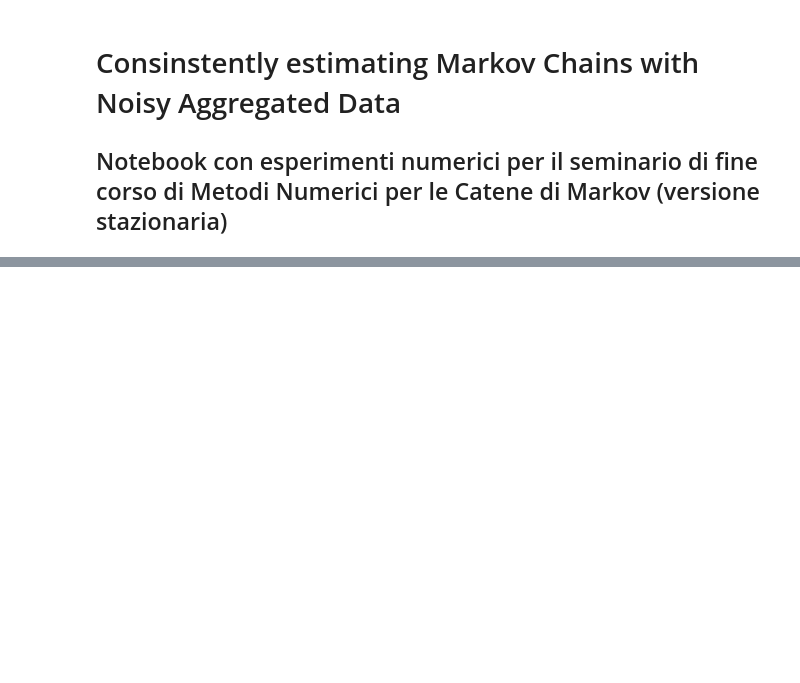
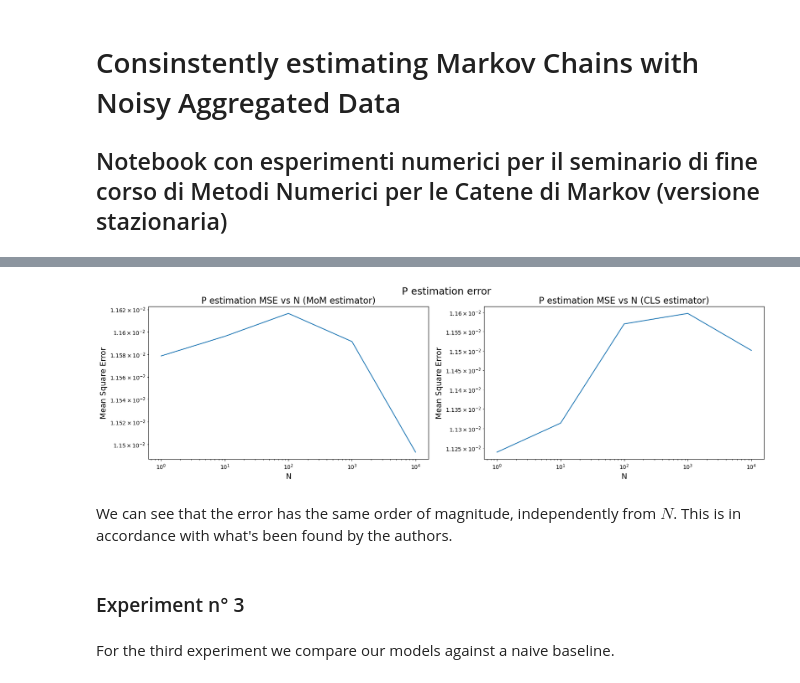
Before and after one commit to M4rinz/MNCM-project, a Jupyter notebook: Codice/MNCM_notebook_stationary.ipynb, the cells around one changed output, grey strips where cells are left out. Drawn from its saved outputs; the diff is of its cells as text; code cells hidden in the pictures; blank space fills up the shorter version.

```diff
--- a/Codice/MNCM_notebook_stationary.ipynb
+++ b/Codice/MNCM_notebook_stationary.ipynb
@@ -94,4 +8,0 @@ A = np.eye(S)
-# %%
-P_mom = P_mom_stationary(y_array=y_array, A=A, N=N)
-print(f'P_mom.shape = {P_mom.shape}')
-print(f'The 2-norm of the difference between P and P_mom is {np.linalg.norm(P-P_mom)}')
@@ -123,0 +312,25 @@ np.linalg.norm(P_CLS-P,'fro')/(S**")")
+# %%
+N_range = [10**k for k in range(0,5)]
+T = 10**5
+K = 20
+
+n_reps = 10
+# %%
+N_errors = []
+
+for N in tqdm(N_range):
+    dict_entry = {'N':N}
+
+    for rep in range(n_reps):
+        n_array, _, _ = create_observations(T=T,N=N,K=K,pi_0=pi_0,stationary=True)
+
+        P_mom = P_mom_stationary(y_array = n_array, A = np.eye(S), N=N)
+        P_cls = P_cls_stationary(y_array = n_array)
+
+        dict_entry[f'error_MoM_{rep}'] = error_computation(P_mom)
+        dict_entry[f'error_CLS_{rep}'] = error_computation(P_cls)
+
+    N_errors.append(dict_entry)
+# %%
+N_df = pd.DataFrame(N_errors)
+N_df.head()
@@ -123,0 +345,22 @@ np.linalg.norm(P_CLS-P,'fro')/(S**")")
+# %%
+fig, ax = plt.subplots(1,2, figsize=(20,5))
+
+for i, estimator in enumerate(['MoM', 'CLS']):
+    y = N_df[[f'error_{estimator}_{i}' for i in range(n_reps)]].mean(axis=1).dropna()
+    sns.lineplot(data=N_df, x='N', y=y, ax=ax[i])
+    ax[i].set_xscale('log')
+    ax[i].set_yscale('log')
+    ax[i].set_xlabel('N', fontsize=14)
+    ax[i].set_ylabel('Mean Square Error', fontsize=14)
+    ax[i].set_title(f'P estimation MSE vs N ({estimator} estimator)', fontsize=16)
+
+fig.suptitle('P estimation error', fontsize=18)
+plt.show()
+# %% [output]
+[figure, added]
+# %% [markdown]
+We can see that the error has the same order of magnitude, independently from $N$. This is in accordance with what's been found by the authors.
+# %% [markdown]
+### Experiment n° 3
+# %% [markdown]
+For the third experiment we compare our models against a naive baseline.
```
Also changed, not shown: parts of 51 cells of this notebook, 7 other files.
